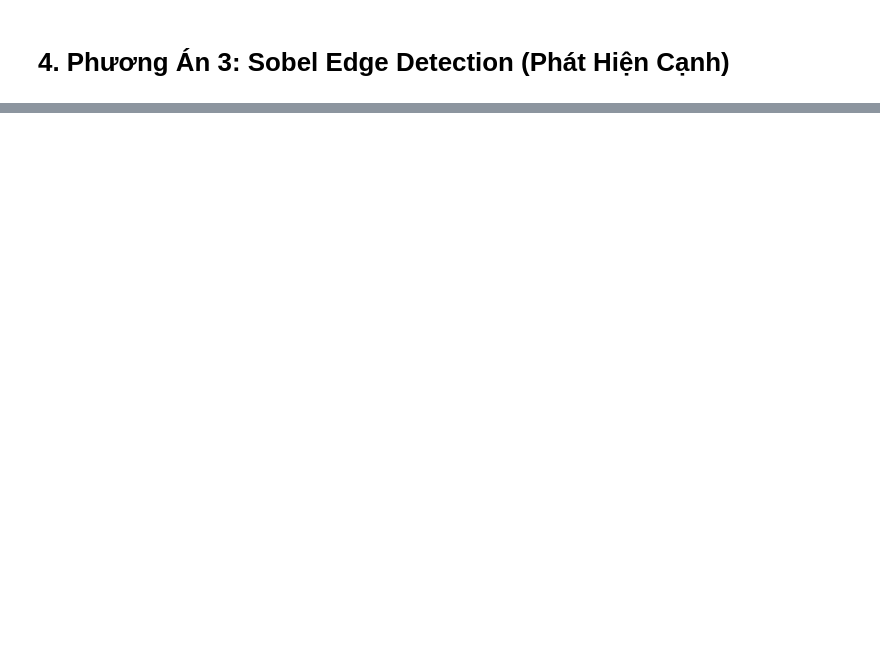
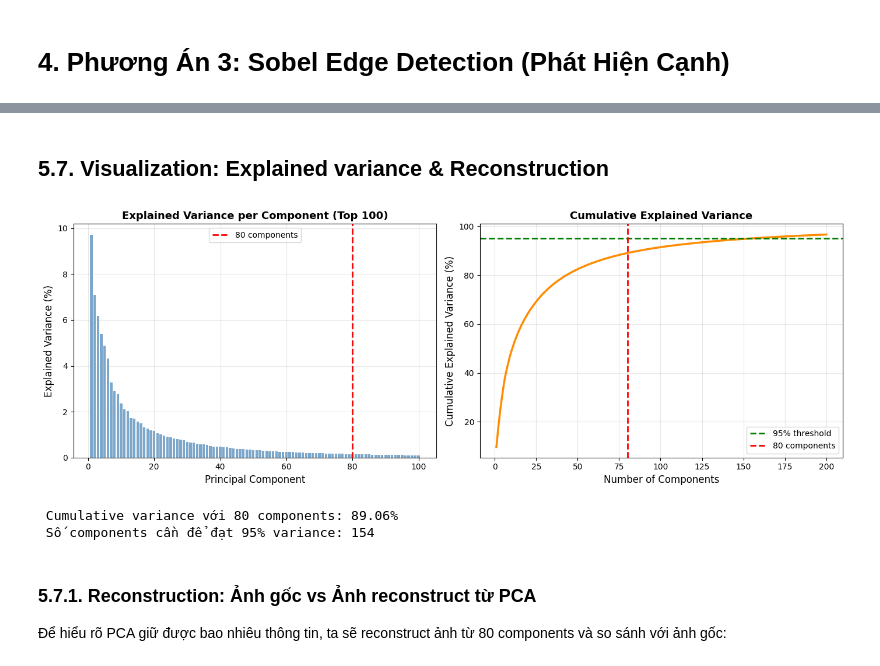
Before and after one commit to ndthanh308/IntroML_Lab2_SoftmaxRegression, a Jupyter notebook: notebooks/2_Feature_Experiments.ipynb, the cells around one changed output, grey strips where cells are left out. Cells and saved outputs as stored; diff of their text form; code cells hidden in the pictures; blank space fills up the shorter version.

```diff
--- a/notebooks/2_Feature_Experiments.ipynb
+++ b/notebooks/2_Feature_Experiments.ipynb
@@ -1003,0 +1823,39 @@ $(28, 28) \xrightarrow{\text{Sobel}} \text{Gradient Magnitude} \rightarrow (784,
+# %% [markdown]
+## 5.7. Visualization: Explained variance & Reconstruction
+# %%
+# Vẽ Explained Variance
+fig, (ax1, ax2) = plt.subplots(1, 2, figsize=(14, 5))
+
+# Panel 1: Individual explained variance
+ax1.bar(range(1, 101), pca_info['explained_variance'][:100] * 100, color='steelblue', alpha=0.7)
+ax1.axvline(x=n_components, color='red', linestyle='--', linewidth=2, label=f'{n_components} components')
+ax1.set_xlabel('Principal Component', fontsize=12)
+ax1.set_ylabel('Explained Variance (%)', fontsize=12)
+ax1.set_title('Explained Variance per Component (Top 100)', fontsize=13, fontweight='bold')
+ax1.legend()
+ax1.grid(True, alpha=0.3)
+
+# Panel 2: Cumulative explained variance
+cumulative_variance = np.cumsum(pca_info['explained_variance']) * 100
+ax2.plot(range(1, 201), cumulative_variance[:200], linewidth=2.5, color='darkorange')
+ax2.axhline(y=95, color='green', linestyle='--', linewidth=2, label='95% threshold')
+ax2.axvline(x=n_components, color='red', linestyle='--', linewidth=2, label=f'{n_components} components')
+ax2.set_xlabel('Number of Components', fontsize=12)
+ax2.set_ylabel('Cumulative Explained Variance (%)', fontsize=12)
+ax2.set_title('Cumulative Explained Variance', fontsize=13, fontweight='bold')
+ax2.legend()
+ax2.grid(True, alpha=0.3)
+
+plt.tight_layout()
+plt.show()
+
+print(f"\n Cumulative variance với {n_components} components: {cumulative_variance[n_components-1]:.2f}%")
+print(f" Số components cần để đạt 95% variance: {np.argmax(cumulative_variance >= 95) + 1}")
+# %% [output]
+[figure, added]
+ Cumulative variance với 80 components: 89.06%
+ Số components cần để đạt 95% variance: 154
+# %% [markdown]
+### 5.7.1. Reconstruction: Ảnh gốc vs Ảnh reconstruct từ PCA
+
+Để hiểu rõ PCA giữ được bao nhiêu thông tin, ta sẽ reconstruct ảnh từ 80 components và so sánh với ảnh gốc:
```
Also changed, not shown: parts of 95 cells of this notebook, 2 other files.
